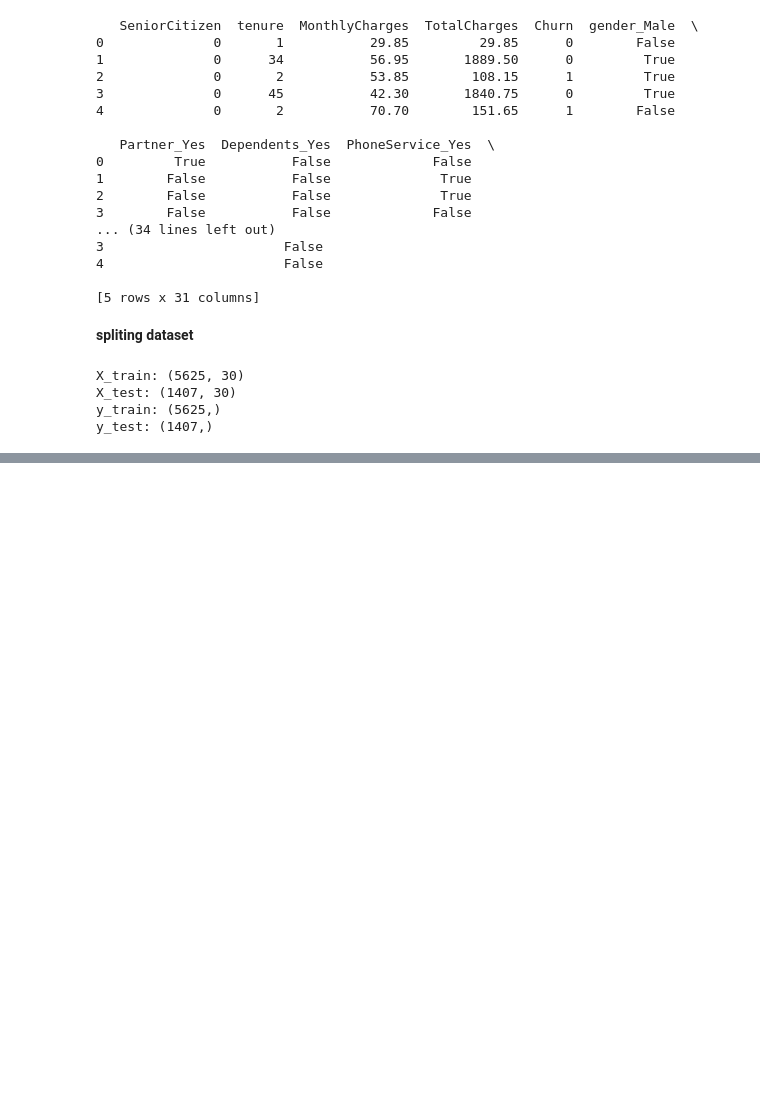
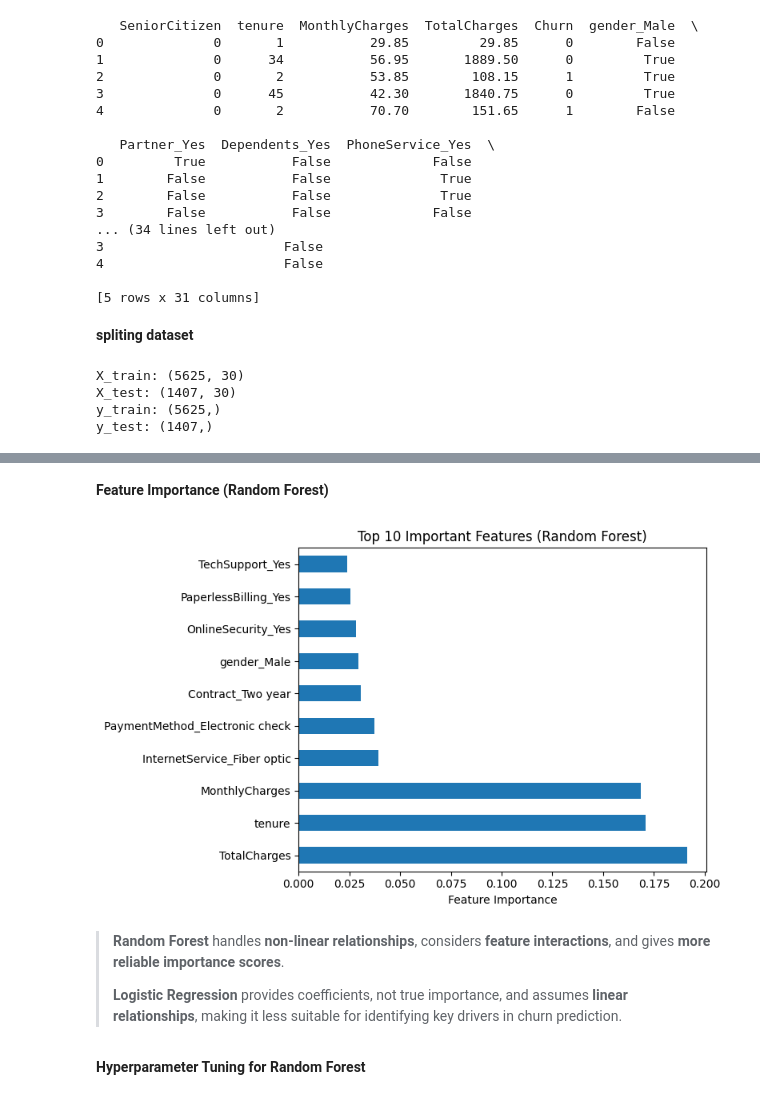
Before and after one commit to Tejss-16/Data-Science, a Jupyter notebook: Telecom_churn_prediction/Telecom_churn_prediction.ipynb, the cells around one changed output, grey strips where cells are left out. Cells and saved outputs as stored; diff of their text form; code cells hidden in the pictures; blank space fills up the shorter version.

```diff
--- a/Telecom_churn_prediction/Telecom_churn_prediction.ipynb
+++ b/Telecom_churn_prediction/Telecom_churn_prediction.ipynb
@@ -111,0 +195,19 @@ y_test: (1407,)
+# %% [markdown]
+**Feature Importance (Random Forest)**
+# %%
+# Feature Importance (Random Forest)
+importances = pd.Series(rf.feature_importances_, index=X.columns)
+importances.nlargest(10).plot(kind='barh', figsize=(8, 5))
+plt.title("Top 10 Important Features (Random Forest)")
+plt.xlabel("Feature Importance")
+plt.tight_layout()
+plt.show()
+# %% [output]
+[figure, added]
+# %% [markdown]
+
+> **Random Forest** handles **non-linear relationships**, considers **feature interactions**, and gives **more reliable importance scores**.
+>
+> **Logistic Regression** provides coefficients, not true importance, and assumes **linear relationships**, making it less suitable for identifying key drivers in churn prediction.
+# %% [markdown]
+**Hyperparameter Tuning for Random Forest**
```
Also changed, not shown: parts of 7 cells of this notebook.
